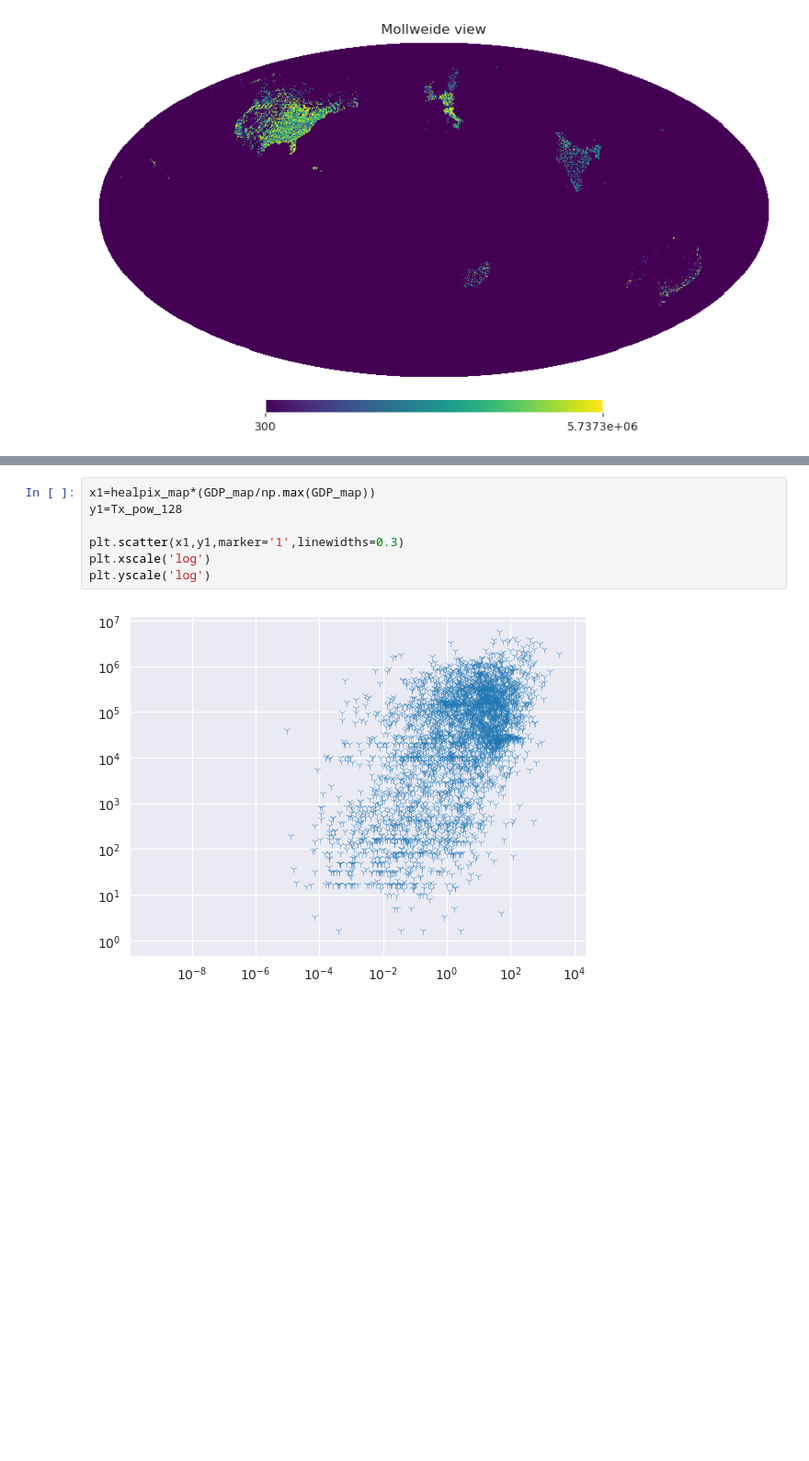
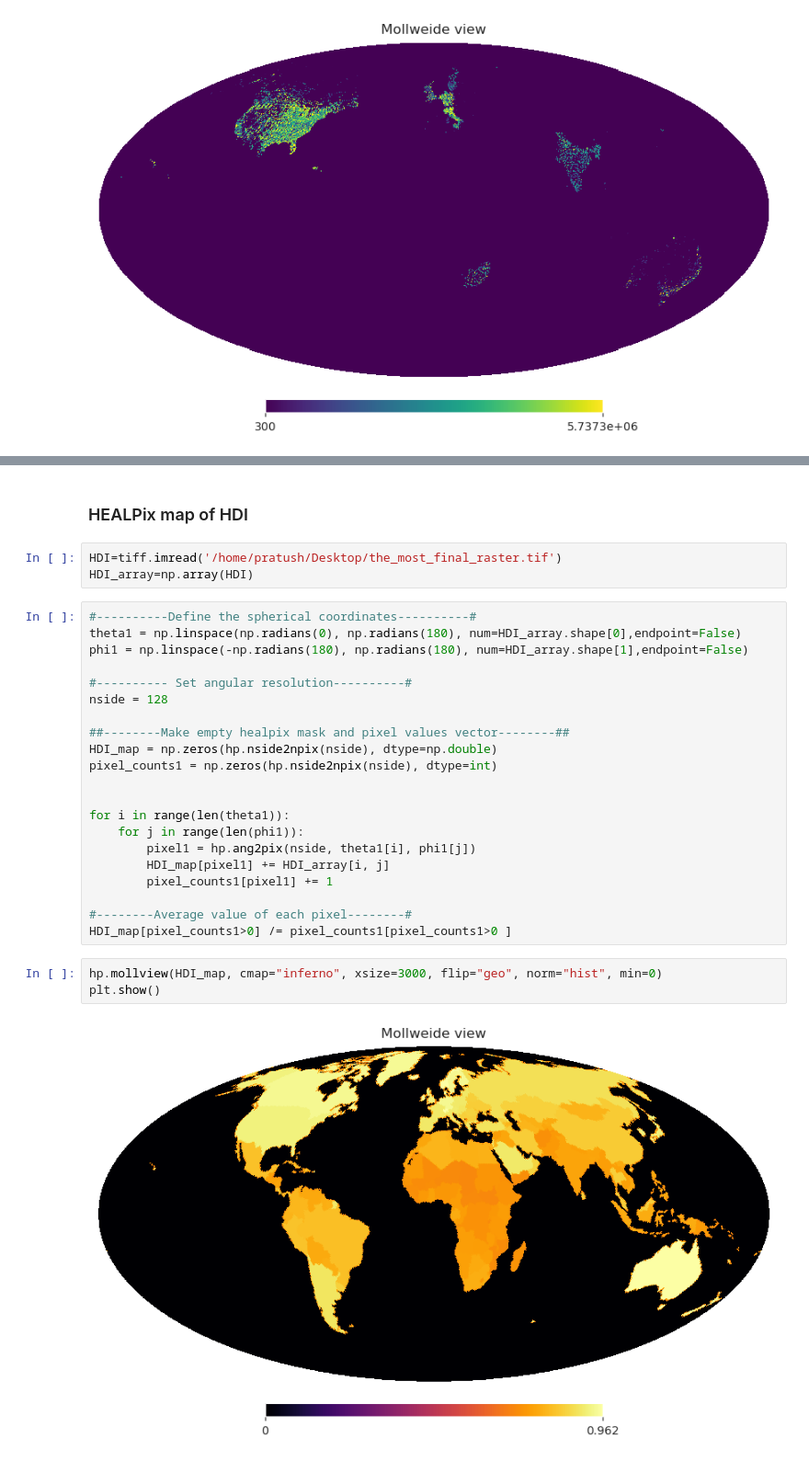
Before and after one commit to Bharatcs/rfi, a Jupyter notebook: Project/Stat_model_STARFIRE.ipynb, the cells around one changed output, grey strips where cells are left out. Shown at 92% size. Cells and saved outputs as stored; diff of their text form; blank space fills up the shorter version.

Commit message:
made HDI raster healpix and plotted

```diff
--- a/Project/Stat_model_STARFIRE.ipynb
+++ b/Project/Stat_model_STARFIRE.ipynb
@@ -188,9 +100,31 @@ plt.show()
-# %%
-x1=healpix_map*(GDP_map/np.max(GDP_map))
-y1=Tx_pow_128
-
-plt.scatter(x1,y1,marker='1',linewidths=0.3)
-plt.xscale('log')
-plt.yscale('log')
-# %% [output]
-[figure, removed]
+# %% [markdown]
+### HEALPix map of HDI
+# %%
+HDI=tiff.imread('/home/pratush/Desktop/the_most_final_raster.tif')
+HDI_array=np.array(HDI)
+# %%
+#----------Define the spherical coordinates----------#
+theta1 = np.linspace(np.radians(0), np.radians(180), num=HDI_array.shape[0],endpoint=False)
+phi1 = np.linspace(-np.radians(180), np.radians(180), num=HDI_array.shape[1],endpoint=False)
+
+#---------- Set angular resolution----------#
+nside = 128
+
+##--------Make empty healpix mask and pixel values vector--------##
+HDI_map = np.zeros(hp.nside2npix(nside), dtype=np.double)
+pixel_counts1 = np.zeros(hp.nside2npix(nside), dtype=int)
+
+
+for i in range(len(theta1)):
+    for j in range(len(phi1)):
+        pixel1 = hp.ang2pix(nside, theta1[i], phi1[j])
+        HDI_map[pixel1] += HDI_array[i, j]
+        pixel_counts1[pixel1] += 1
+
+#--------Average value of each pixel--------#
+HDI_map[pixel_counts1>0] /= pixel_counts1[pixel_counts1>0 ]
+# %%
+hp.mollview(HDI_map, cmap="inferno", xsize=3000, flip="geo", norm="hist", min=0)
+plt.show()
+# %% [output]
+[figure, added]
```
Also changed, not shown: parts of 16 cells of this notebook, 2 other files.
